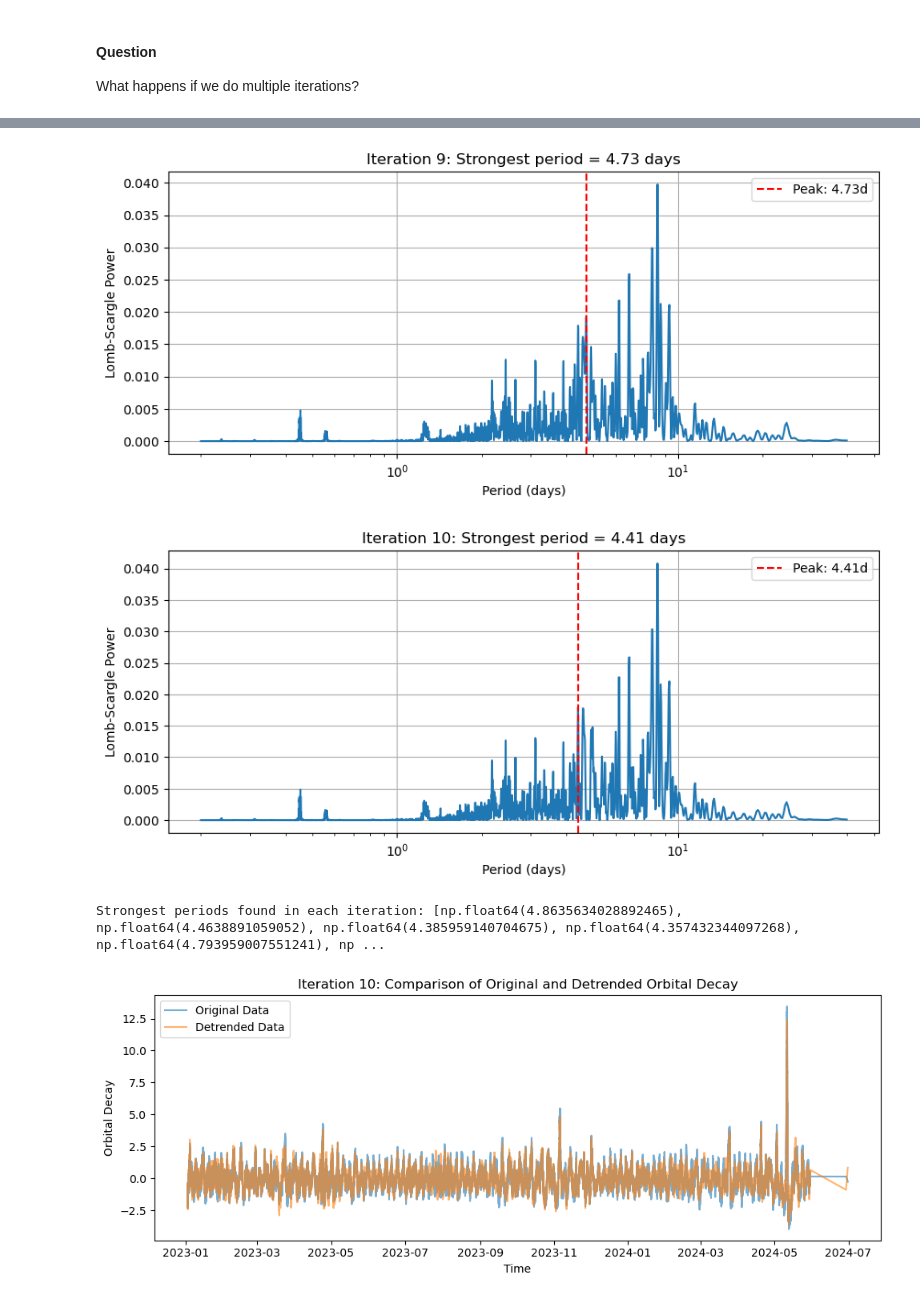
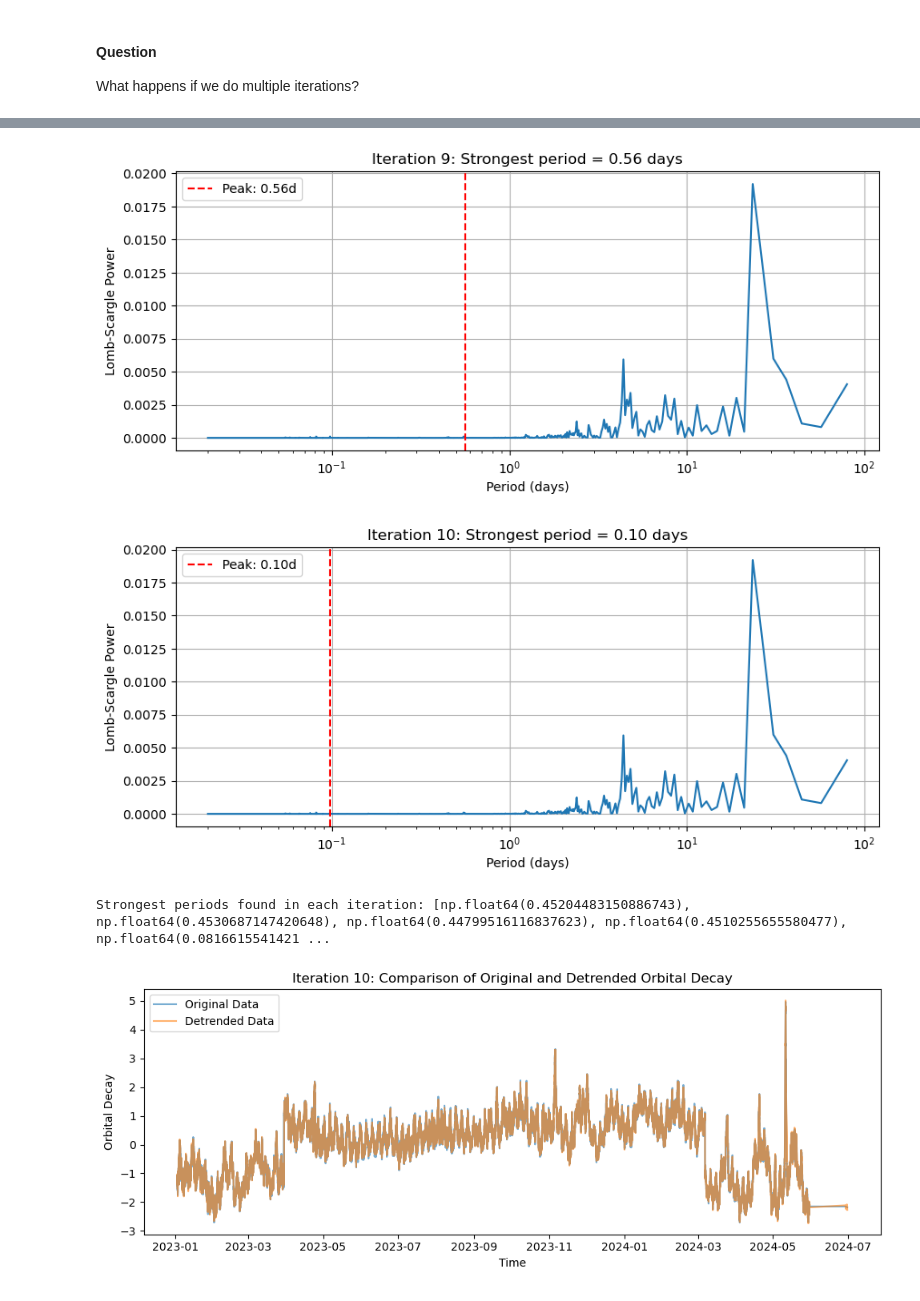
Before and after one commit to David-Student-Bern/MT, a Jupyter notebook: Analysis/Orbital_Decay/Trend_Removal/lombscargle.ipynb, the cells around one changed output, grey strips where cells are left out. Cells and saved outputs as stored; diff of their text form; code cells hidden in the pictures.

```diff
--- a/Analysis/Orbital_Decay/Trend_Removal/lombscargle.ipynb
+++ b/Analysis/Orbital_Decay/Trend_Removal/lombscargle.ipynb
@@ -173,8 +173,8 @@ times_num = (times - times.iloc[0]).dt.total_seconds() / (24 * 3600)  # days sin
 y = GFOC_data['orbital_decay_norm'].values
 
 # Define frequency grid (cycles per day)
-min_period = 0.2    # days
-max_period = 40  # days
+min_period = 0.02   # days
+max_period = 80  # days
 frequency = np.linspace(1/max_period, 1/min_period, 10000)
 
 # Compute Lomb-Scargle periodogram
@@ -202,4 +202,5 @@ plt.legend()
 plt.show()
 
 print(f"Strongest period: {best_period:.2f} days")
+print(f"Strongest period: {best_period*24*60*60:.2f} seconds")
 # %% [output]
@@ -247,7 +259,7 @@ residual = y.copy()
 periods = []
 
 for i in range(n_iterations):
-    ls_iter = LombScargle(times_num, residual, dy)
+    ls_iter = LombScargle(times_num, residual)
     power_iter = ls_iter.power(frequency)
     best_frequency = frequency[np.argmax(power_iter[300:])+300]
     best_period = 1 / best_frequency
@@ -291,4 +303,4 @@ plt.show()
-[figure, old version]
+[figure, new version]
-[figure, old version]
+[figure, new version]
-Strongest periods found in each iteration: [np.float64(4.8635634028892465), np.float64(4.4638891059052), np.float64(4.385959140704675), np.float64(4.357432344097268), np.float64(4.793959007551241), np ...
+Strongest periods found in each iteration: [np.float64(0.45204483150886743), np.float64(0.4530687147420648), np.float64(0.44799516116837623), np.float64(0.4510255655580477), np.float64(0.0816615541421 ...
-[figure, old version]
+[figure, new version]
```
Also changed, not shown: parts of 4 cells of this notebook, 3 other files.
